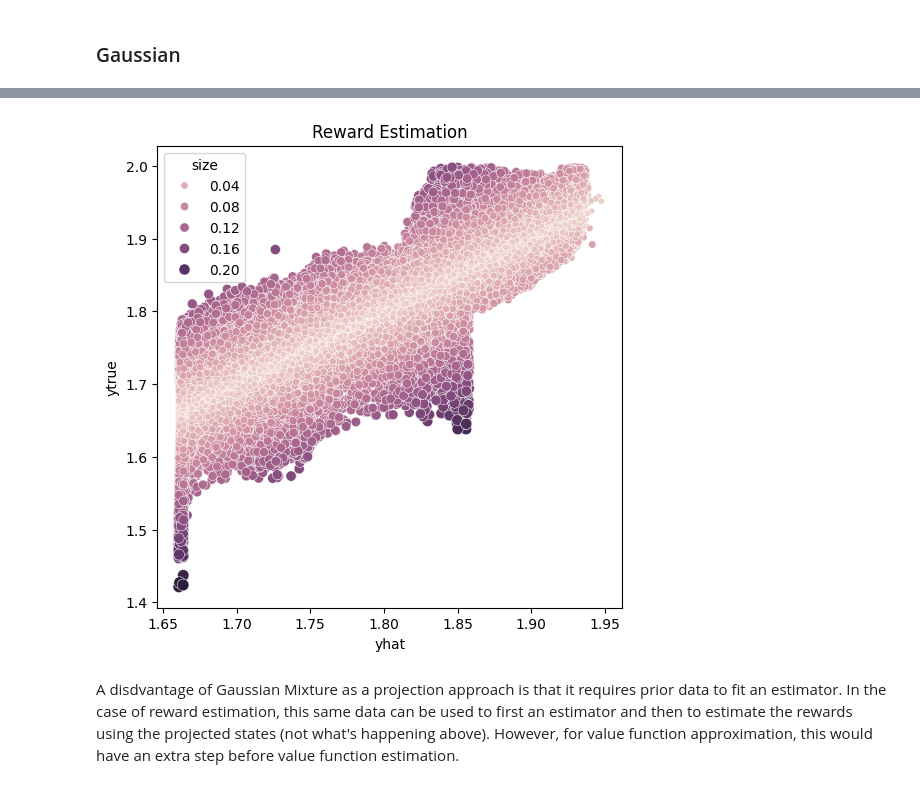
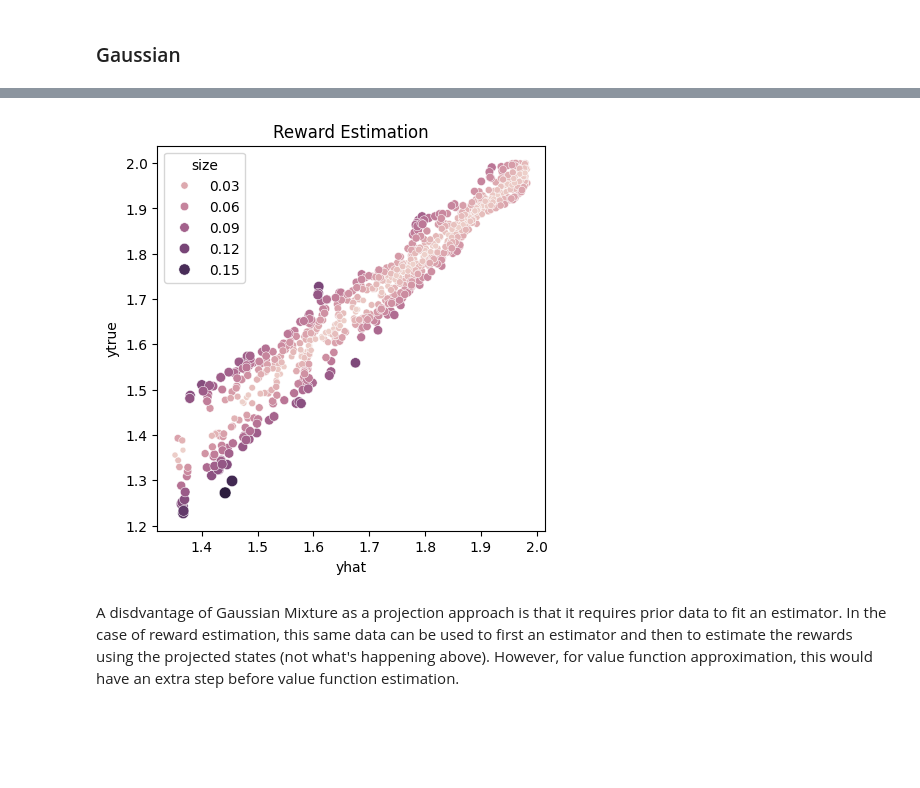
Before and after one commit to guidj/drmdp-fnapprox, a Jupyter notebook: notebooks/state_projection/x03-rewest-gem-envs-posenforce.ipynb, the cells around one changed output, grey strips where cells are left out. Drawn from its saved outputs; the diff is of its cells as text; code cells hidden in the pictures; blank space fills up the shorter version.

```diff
--- a/notebooks/state_projection/x03-rewest-gem-envs-posenforce.ipynb
+++ b/notebooks/state_projection/x03-rewest-gem-envs-posenforce.ipynb
@@ -293,6 +307,12 @@ def solve_rwe(env: gym.Env, num_steps: int, sample_size: int, delay: int):
 # %%
-def rwe_scatterplot(v_pred, v_true):
-    _, ax = plt.subplots(figsize=(6, 6))
+def rwe_scatterplot(v_pred, v_true, name: str, sample_size: Optional[int] = None, output_dir: str = "figures/rewest_gem"):
+    if sample_size:
+        rng = np.random.default_rng()
+        idx = rng.choice(len(v_pred), size=sample_size, replace=False)
+        v_pred = v_pred[idx]
+        v_true = v_true[idx]
+
+    fig, ax = plt.subplots(figsize=(5, 5))
     df = pd.DataFrame({
         "x": v_pred,
         "y": v_true,
@@ -306,6 +326,10 @@ def rwe_scatterplot(v_pred, v_true):
     ax.set_xlabel("yhat")
     ax.set_ylabel("ytrue")
     ax.set_title("Reward Estimation")
+
+    export_figure(
+        fig, name=os.path.join(output_dir, name)
+    )
 # %%
 def hashtrick(xs, dim: int):
     if dim <= 0:
@@ -412,5 +436,6 @@ class GEMObsPreproc(gym.ObservationWrapper):
         self._prev_ref_state = ref_state
         return wrapped_next_state
 # %%
-NUM_STEPS = 250_000
-SAMPLE_SIZE = 100_000
+NUM_STEPS = 25_000
+SAMPLE_SIZE = 10_000
+ENV_NAME = "Finite-CC-PermExDc-v0"
@@ -442,7 +463,7 @@ ge_env.step(ge_env.action_space.sample())
 ### Raw
 # %%
 %%time
-ge_env = GEMObsPreproc(gem.make("Finite-CC-PMSM-v0", reward_function=reward_fn))
+ge_env = GEMObsPreproc(gem.make(ENV_NAME, reward_function=PositiveEnforcementWeightedSumOfErrors()))
 
 ge_buffer, ge_sol = solve_rwe(
     ge_env,
@@ -469,7 +490,9 @@ for _ in range(10):
 print("Error -", "Mean:", np.mean(errors), "Max:", np.max(errors), "Min:", np.min(errors))
 rwe_scatterplot(
     v_pred=np.array(vpred),
-    v_true=np.array(vtrue)
+    v_true=np.array(vtrue),
+    name=f"{ENV_NAME}-raw",
+    sample_size=1000
 )
 df_raw = pd.DataFrame({"vpred": vpred, "vtrue": vtrue, "method": "raw"})
 # %% [output]
@@ -496,7 +519,7 @@ class GEMScaleObsWrapper(gym.ObservationWrapper):
 # %%
 %%time
 ge_env = GEMScaleObsWrapper(
-    GEMObsPreproc(gem.make("Finite-CC-PMSM-v0", reward_function=reward_fn))
+    GEMObsPreproc(gem.make(ENV_NAME, reward_function=PositiveEnforcementWeightedSumOfErrors()))
 )
 
 ge_buffer, ge_sol = solve_rwe(
@@ -524,7 +547,9 @@ for _ in range(10):
 print("Error -", "Mean:", np.mean(errors), "Max:", np.max(errors), "Min:", np.min(errors))
 rwe_scatterplot(
     v_pred=np.array(vpred),
-    v_true=np.array(vtrue)
+    v_true=np.array(vtrue),
+    name=f"{ENV_NAME}-scale",
+    sample_size=1000
 )
 df_scaled = pd.DataFrame({"vpred": vpred, "vtrue": vtrue, "method": "scaled"})
 # %% [output]
@@ -574,7 +599,7 @@ param_grid = {
 }
 
 ge_env = GEMGaussianMixObsWrapper(
-    GEMObsPreproc(gem.make("Finite-CC-PMSM-v0", reward_function=reward_fn)),
+    GEMObsPreproc(gem.make(ENV_NAME, reward_function=PositiveEnforcementWeightedSumOfErrors())),
     param_grid=param_grid,
     steps=100_000,
 )
@@ -604,7 +629,9 @@ for _ in range(10):
 print("Error -", "Mean:", np.mean(errors), "Max:", np.max(errors), "Min:", np.min(errors))
 rwe_scatterplot(
     v_pred=np.array(vpred),
-    v_true=np.array(vtrue)
+    v_true=np.array(vtrue),
+    name=f"{ENV_NAME}-gm",
+    sample_size=1000
 )
 df_gm = pd.DataFrame({"vpred": vpred, "vtrue": vtrue, "method": "gm"})
 # %% [output]
@@ -615,4 +642,4 @@ Wall time: 8min 9s
-[figure, old version]
+[figure, new version]
 # %% [markdown]
 A disdvantage of Gaussian Mixture as a projection approach is that it requires prior data to fit an estimator.
 In the case of reward estimation, this same data can be used to first an estimator and then to estimate the rewards using the projected states (not what's happening above).
```
Also changed, not shown: parts of 24 cells of this notebook, 4 other files.
